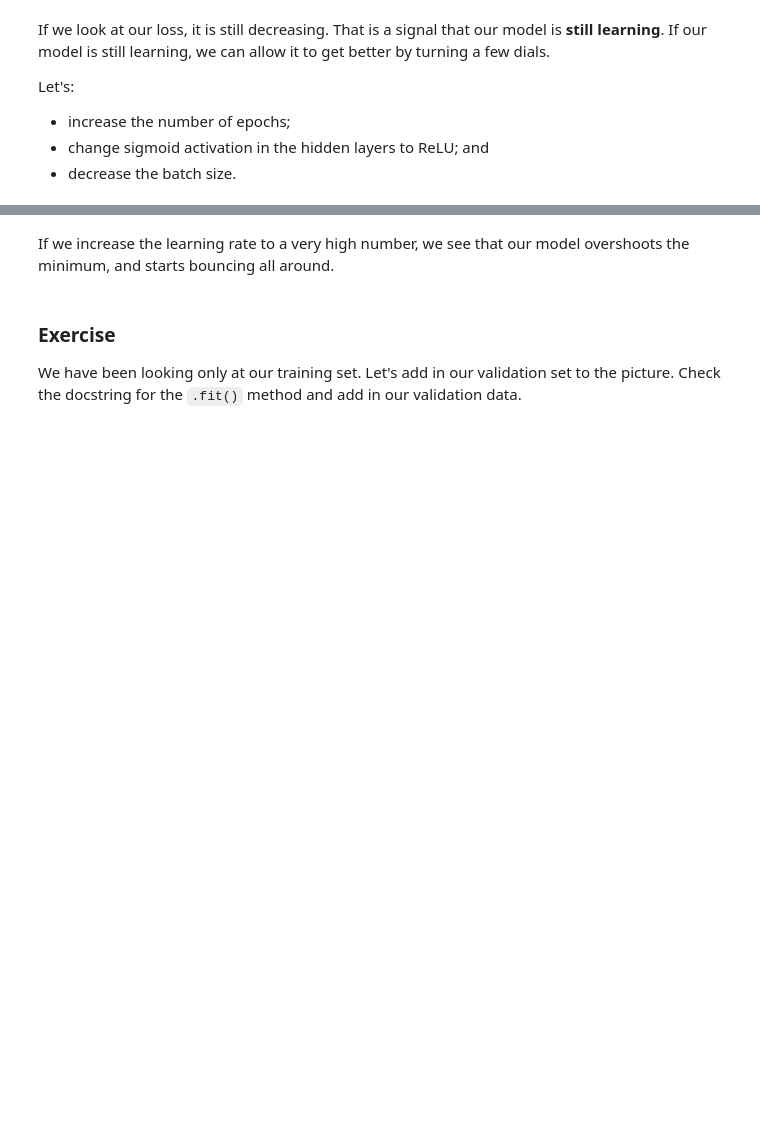
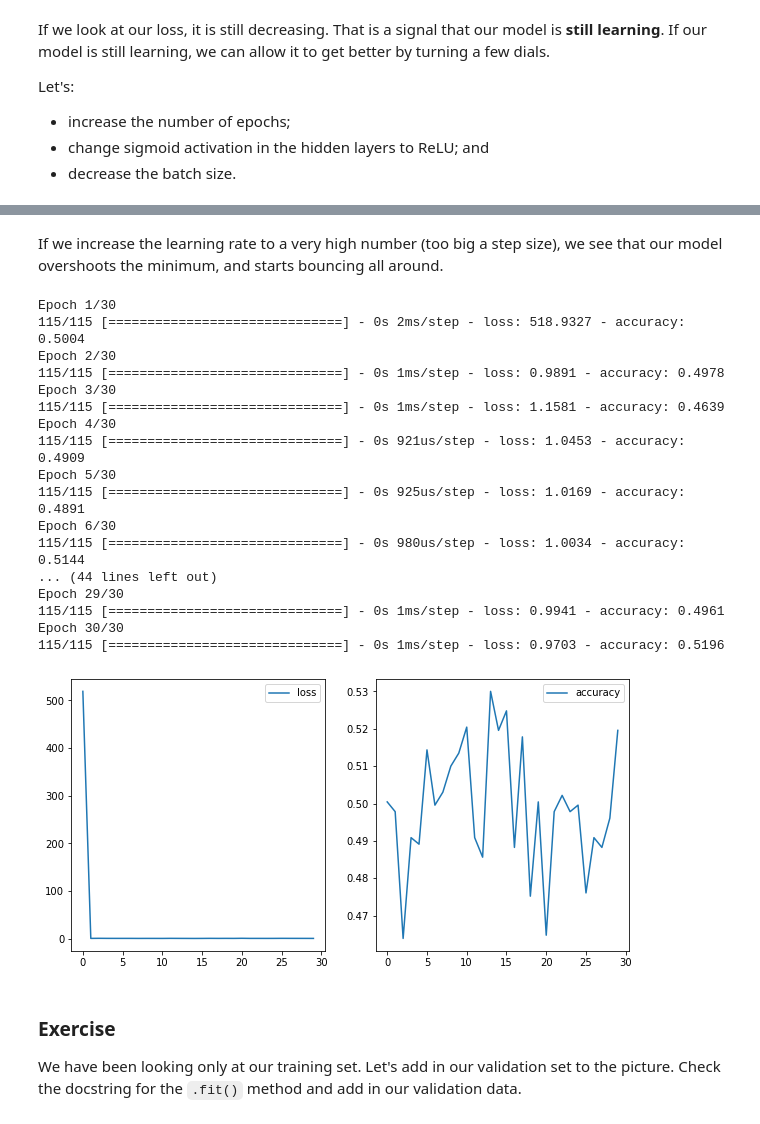
Before and after one commit to mccafj/DS-Live-091922, a Jupyter notebook: Phase4/Topic_39_network_regularization_and_evaluation.ipynb, the cells around one changed output, grey strips where cells are left out. Drawn from its saved outputs; the diff is of its cells as text; code cells hidden in the pictures; blank space fills up the shorter version.

```diff
--- a/Phase4/Topic_39_network_regularization_and_evaluation.ipynb
+++ b/Phase4/Topic_39_network_regularization_and_evaluation.ipynb
@@ -36,8 +36,10 @@ if module_path not in sys.path:
 ### From last time
 # %%
 digits = load_digits()
-X = digits.data
-y = digits.target
+X_data = digits.data
+y_target = digits.target
+X = np.asarray(X_data).astype(np.float32)
+y = np.asarray(y_target).astype(np.float32)
 
 y_binary = y % 2
 # %%
@@ -50,4 +52,4 @@ model.compile(optimizer='rmsprop',
               loss='binary_crossentropy',
               metrics=['accuracy'])
 
-model.fit(X, y_binary, epochs=50, batch_size=10)
+model.fit(X, y_binary, epochs=30, batch_size=30)
@@ -143,26 +233,47 @@ sns.lineplot(x=results.epoch, y=sigmoid_accuracy, ax=ax2, label='accuracy');
 # %% [markdown]
-If we increase the learning rate to a very high number, we see that our model overshoots the minimum, and starts bouncing all around.
+If we increase the learning rate to a very high number (too big a step size), we see that our model overshoots the minimum, and starts bouncing all around.
 # %%
 model = Sequential()
 
-sgd = None
+sgd = SGD(learning_rate=9) #exploding our learning rate. Default =.01
 model.add(Dense(12, activation='relu', input_dim=64))
 model.add(Dense(8, activation='relu'))
 model.add(Dense(1, activation='sigmoid'))
 
-model.compile(optimizer=None,
+model.compile(optimizer=sgd,  # different thant string called earlier
               loss='binary_crossentropy',
               metrics=['accuracy'])
 
 results = model.fit(X_pure_train, y_pure_train,
                     epochs=30, batch_size=10, verbose=1)
 
 relu_loss = results.history['loss']
 relu_accuracy = results.history['accuracy']
 
 fig, (ax1, ax2) = plt.subplots(1, 2, figsize=(10, 5))
 sns.lineplot(x=results.epoch, y=relu_loss, ax=ax1, label='loss')
 sns.lineplot(x=results.epoch, y=relu_accuracy, ax=ax2, label='accuracy');
+
+# bouncing all around because step size is WAY too big
+# %% [output]
+Epoch 1/30
+115/115 [==============================] - 0s 2ms/step - loss: 518.9327 - accuracy: 0.5004
+Epoch 2/30
+115/115 [==============================] - 0s 1ms/step - loss: 0.9891 - accuracy: 0.4978
+Epoch 3/30
+115/115 [==============================] - 0s 1ms/step - loss: 1.1581 - accuracy: 0.4639
+Epoch 4/30
+115/115 [==============================] - 0s 921us/step - loss: 1.0453 - accuracy: 0.4909
+Epoch 5/30
+115/115 [==============================] - 0s 925us/step - loss: 1.0169 - accuracy: 0.4891
+Epoch 6/30
+115/115 [==============================] - 0s 980us/step - loss: 1.0034 - accuracy: 0.5144
+... (44 lines left out)
+Epoch 29/30
+115/115 [==============================] - 0s 1ms/step - loss: 0.9941 - accuracy: 0.4961
+Epoch 30/30
+115/115 [==============================] - 0s 1ms/step - loss: 0.9703 - accuracy: 0.5196
+[figure, added]
 # %% [markdown]
 ### Exercise
 
```
Also changed, not shown: parts of 40 cells of this notebook.
